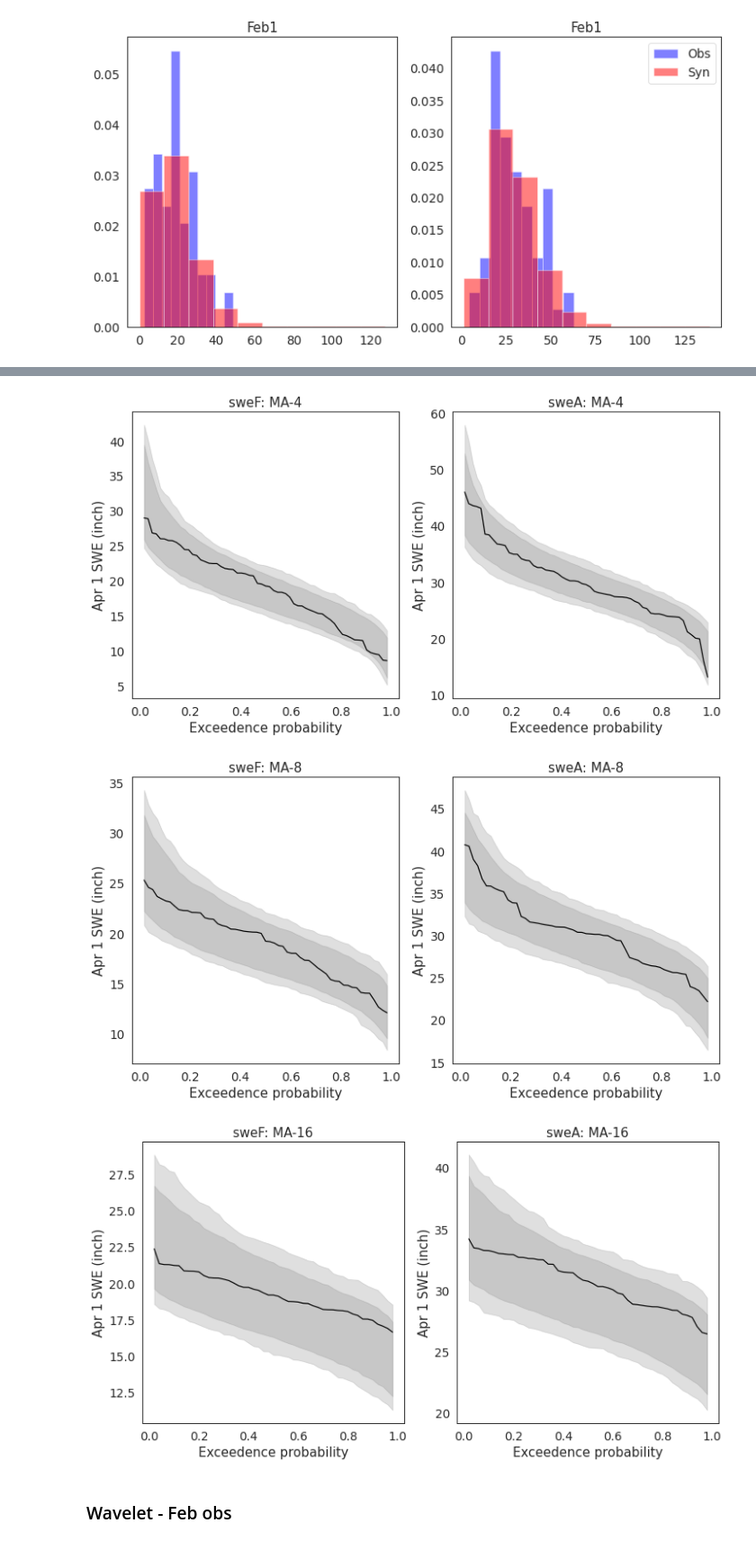
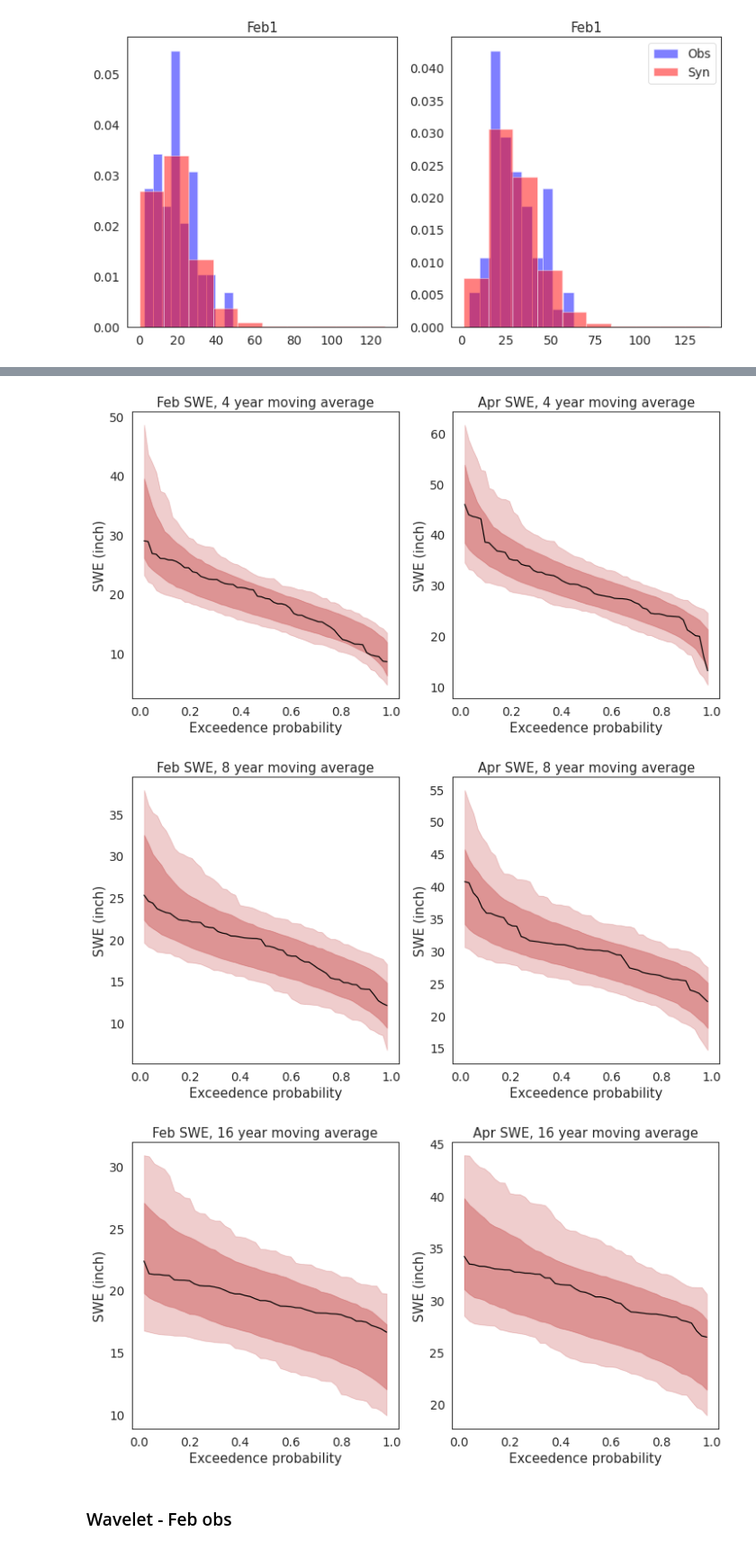
Before and after one commit to ahamilton144/hamilton-2020-managing-financial-risk-tradeoffs-for-hydropower, a Jupyter notebook: synthetic snow.ipynb, the cells around one changed output, grey strips where cells are left out. Shown at 90% size. Cells and saved outputs as stored; diff of their text form; code cells hidden in the pictures.

```diff
--- a/synthetic snow.ipynb
+++ b/synthetic snow.ipynb
@@ -51,6 +51,20 @@ swe = functions_clean_data.get_clean_swe(dir_downloaded_inputs)[['danFeb','danAp
 
 #sweSynth
 sweSynth = functions_synthetic_data.synthetic_swe(dir_generated_inputs, swe, redo = True, save = False)
+# %%
+### check stats
+np.random.seed(1)
+shp_g_danFeb, dum, scl_g_danFeb = gamma.fit(swe.danFeb, floc=0)
+shp_g_danApr, dum, scl_g_danApr = gamma.fit(swe.danApr, floc=0)
+
+# kendallsTau = st.kendalltau(swe.danFeb, swe.danApr).correlation
+# corr_norm_equiv = math.sin(kendallsTau * math.pi / 2)
+
+swe.normFeb = norm.ppf(gamma.cdf(swe.danFeb, a=shp_g_danFeb, loc=0, scale=scl_g_danFeb))
+swe.normApr = norm.ppf(gamma.cdf(swe.danApr, a=shp_g_danApr, loc=0, scale=scl_g_danApr))
+
+sweSynth.normFeb = norm.ppf(gamma.cdf(sweSynth.danFeb, a=shp_g_danFeb, loc=0, scale=scl_g_danFeb))
+sweSynth.normApr = norm.ppf(gamma.cdf(sweSynth.danApr, a=shp_g_danApr, loc=0, scale=scl_g_danApr))
 # %%
 ### Visually compare observations vs synthetic
 cols = ['b','r']
@@ -141,14 +208,16 @@ for ma in [1,2,4,8,16]:
         ax = plt.subplot(1,2,i+1)
         q01, q05, q95, q99 = [], [], [], []
         for q in range(len(probs[ma])):
-            q01.append(np.quantile([exceedence[ma]['syn'+k][i][q] for i in range(nsamp)], 0.01))
+            q01.append(np.quantile([exceedence[ma]['syn'+k][i][q] for i in range(nsamp)], 0.001))
             q05.append(np.quantile([exceedence[ma]['syn'+k][i][q] for i in range(nsamp)], 0.05))
             q95.append(np.quantile([exceedence[ma]['syn'+k][i][q] for i in range(nsamp)], 0.95))
-            q99.append(np.quantile([exceedence[ma]['syn'+k][i][q] for i in range(nsamp)], 0.99))
-        plt.fill_between(probs[ma], q99, q01, color='0.5', alpha=0.25)
-        plt.fill_between(probs[ma], q95, q05, color='0.5', alpha=0.25)
+            q99.append(np.quantile([exceedence[ma]['syn'+k][i][q] for i in range(nsamp)], 0.999))
+        plt.fill_between(probs[ma], q99, q01, color='indianred', alpha=0.3)
+        plt.fill_between(probs[ma], q95, q05, color='indianred', alpha=0.5)
         plt.plot(probs[ma], exceedence[ma]['obs'+k][0], c='k', alpha=1)
         plt.xlabel('Exceedence probability')
-        plt.ylabel('Apr 1 SWE (inch)')
-        plt.title('swe'+k+': MA-' + str(ma))
+        plt.ylabel('SWE (inch)')
+        lab = 'Feb' if k=='F' else'Apr'
+        plt.title(lab + ' SWE, ' + str(ma) + ' year moving average')
+        plt.savefig(dir_figs + 'fig_sweExceedance' + str(ma) + '.jpg', bbox_inches='tight', dpi=1200)
 # %% [output]
@@ -157,6 +226,6 @@ for ma in [1,2,4,8,16]:
-[figure, old version]
+[figure, new version]
-[figure, old version]
+[figure, new version]
-[figure, old version]
+[figure, new version]
 # %% [markdown]
 ### Wavelet - Feb obs
 # %%
```
Also changed, not shown: parts of 9 cells of this notebook, 5 other files.
